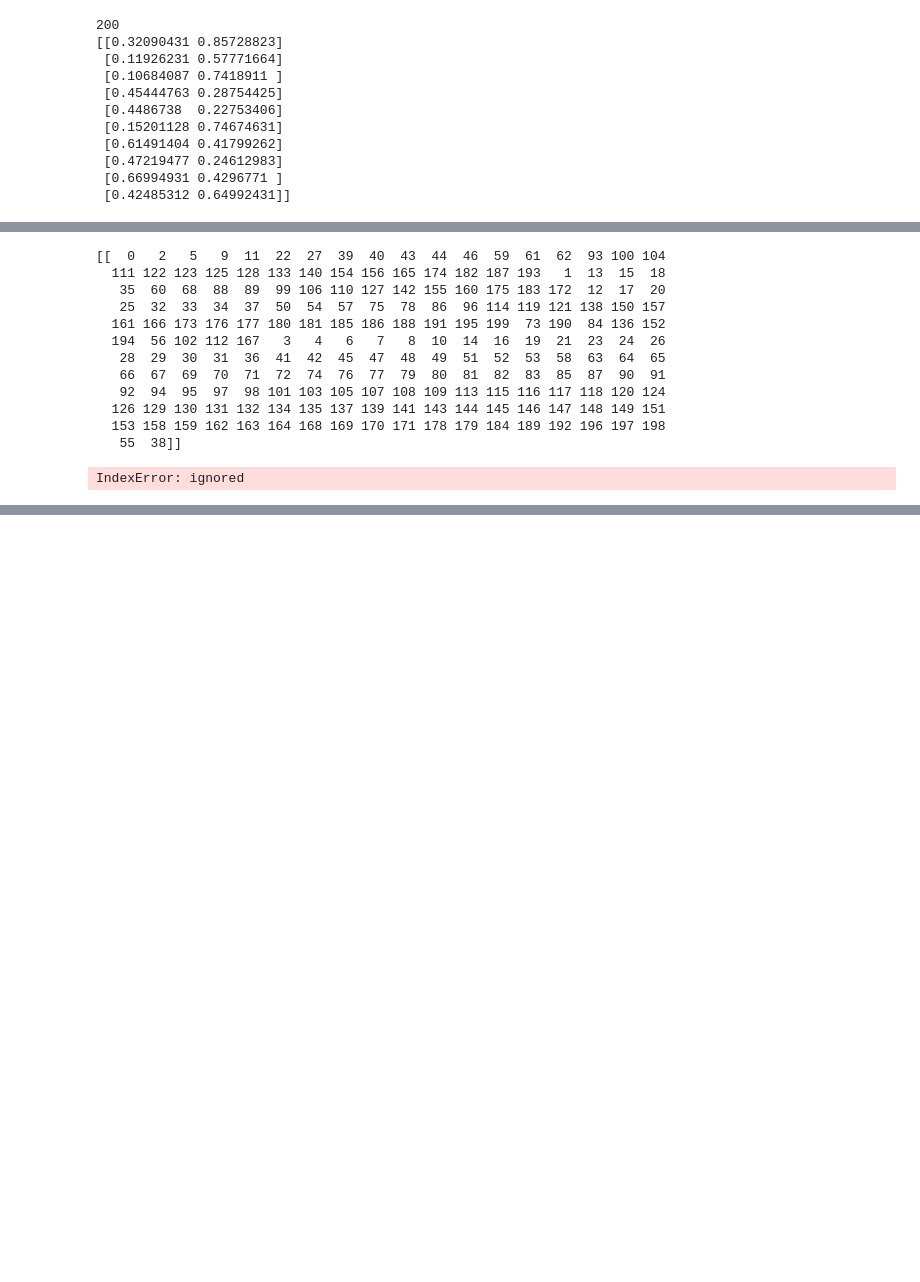
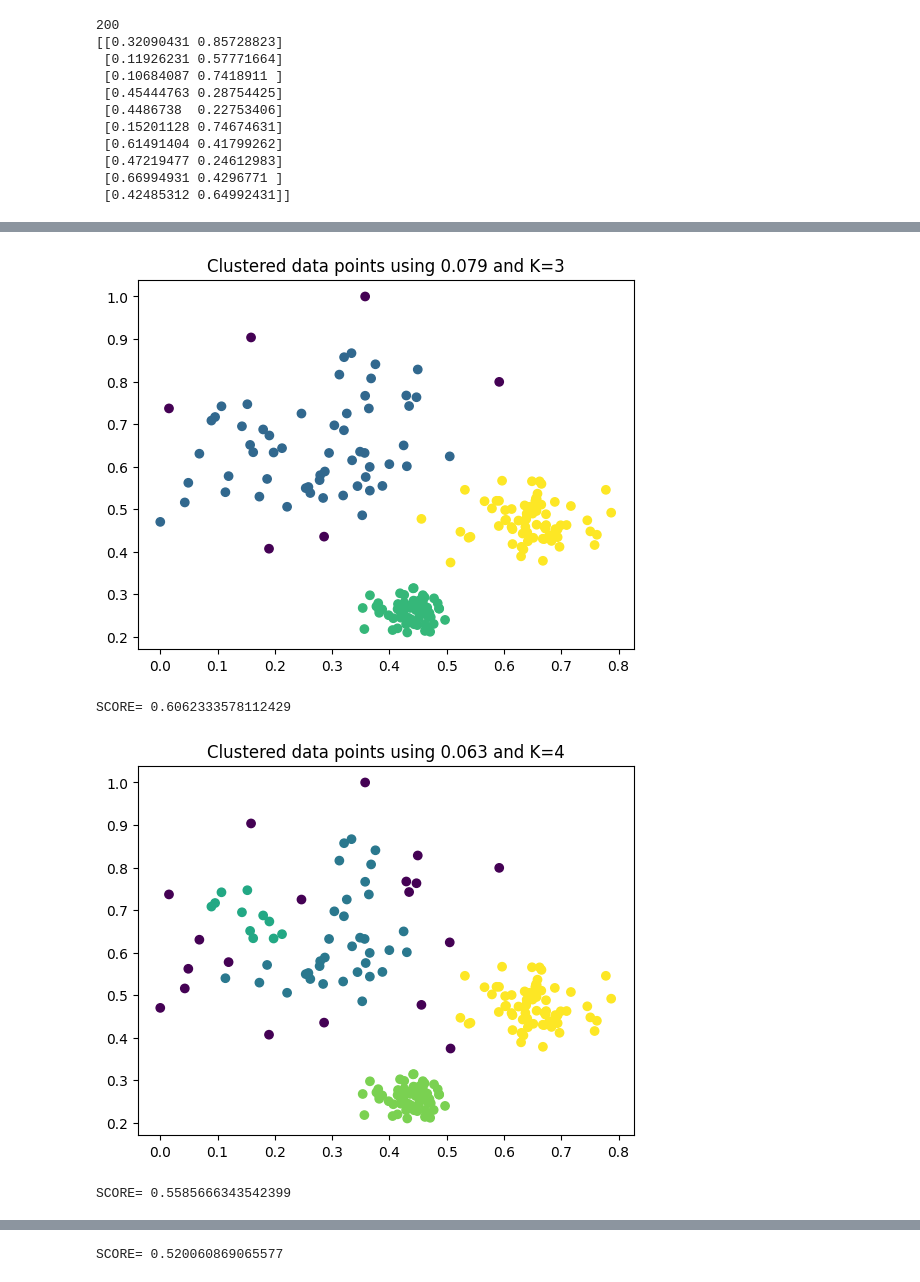
Before and after one commit to put101/intro-ml-2023, a Jupyter notebook: Intro_to_ML_AS3.ipynb, the cells around one changed output, grey strips where cells are left out. Saved outputs shown, nothing was run; the diff lists cells and outputs as text; code cells hidden in the pictures; blank space fills up the shorter version.

```diff
--- a/Intro_to_ML_AS3.ipynb
+++ b/Intro_to_ML_AS3.ipynb
@@ -171,18 +175,15 @@ for round in range(3):
 # %%
 #Plot and score
-eps = 0.07
+eps = 0.079
 minPts = 3
 res = DBSCAN(D, eps, minPts)
-clusters = np.array(res[1])
+clusters = res[1]
 coloring = [0] * 200
+
 color=0
-print(clusters)
-
-
-
 for cluster_no in clusters:
   color+=1
-  for cluster_index in clusters[cluster_no]:
+  for cluster_index in cluster_no:
       coloring[cluster_index] = color
 
 plt.scatter(D[:, 0], D[:, 1],c=coloring, cmap='viridis')
@@ -190,51 +191,44 @@ plt.title(f"Clustered data points using {eps} and K={minPts}")
 plt.show()
 silhouette_avg = silhouette_score(D, coloring)
 print(f"SCORE= {silhouette_avg}")
 
-eps = 0.12
+eps = 0.063
 minPts = 4
 res = DBSCAN(D, eps, minPts)
-clusters = np.array(res[1],dtype=int)
+clusters = res[1]
 coloring = [0] * 200
-color=0
+
+color=1
 for cluster_no in clusters:
   color+=1
-  for cluster_index in clusters[cluster_no]:
+  for cluster_index in cluster_no:
       coloring[cluster_index] = color
 
 plt.scatter(D[:, 0], D[:, 1],c=coloring, cmap='viridis')
 plt.title(f"Clustered data points using {eps} and K={minPts}")
 plt.show()
 silhouette_avg = silhouette_score(D, coloring)
 print(f"SCORE= {silhouette_avg}")
 
-eps = 0.07 #0.12
+eps = 0.029
 minPts = 5
 res = DBSCAN(D, eps, minPts)
-clusters = np.array(res[1],dtype=int)
+clusters = res[1]
 coloring = [0] * 200
-color=0
+
+color=1
 for cluster_no in clusters:
   color+=1
-  for cluster_index in clusters[cluster_no]:
+  for cluster_index in cluster_no:
       coloring[cluster_index] = color
 
 plt.scatter(D[:, 0], D[:, 1],c=coloring, cmap='viridis')
 plt.title(f"Clustered data points using {eps} and K={minPts}")
 plt.show()
 silhouette_avg = silhouette_score(D, coloring)
 print(f"SCORE= {silhouette_avg}")
 # %% [output]
+[figure, added]
-[[  0   2   5   9  11  22  27  39  40  43  44  46  59  61  62  93 100 104
-  111 122 123 125 128 133 140 154 156 165 174 182 187 193   1  13  15  18
-   35  60  68  88  89  99 106 110 127 142 155 160 175 183 172  12  17  20
-   25  32  33  34  37  50  54  57  75  78  86  96 114 119 121 138 150 157
-  161 166 173 176 177 180 181 185 186 188 191 195 199  73 190  84 136 152
-  194  56 102 112 167   3   4   6   7   8  10  14  16  19  21  23  24  26
-   28  29  30  31  36  41  42  45  47  48  49  51  52  53  58  63  64  65
-   66  67  69  70  71  72  74  76  77  79  80  81  82  83  85  87  90  91
-   92  94  95  97  98 101 103 105 107 108 109 113 115 116 117 118 120 124
-  126 129 130 131 132 134 135 137 139 141 143 144 145 146 147 148 149 151
-  153 158 159 162 163 164 168 169 170 171 178 179 184 189 192 196 197 198
-   55  38]]
+SCORE= 0.6062333578112429
+[figure, added]
-IndexError: ignored
+SCORE= 0.5585666343542399
@@ -241,3 +236,4 @@ IndexError: ignored
+SCORE= 0.520060869065577
 # %%
 import numpy as np
 import pandas as pd
```
Also changed, not shown: parts of 13 cells of this notebook, 11 other files.
